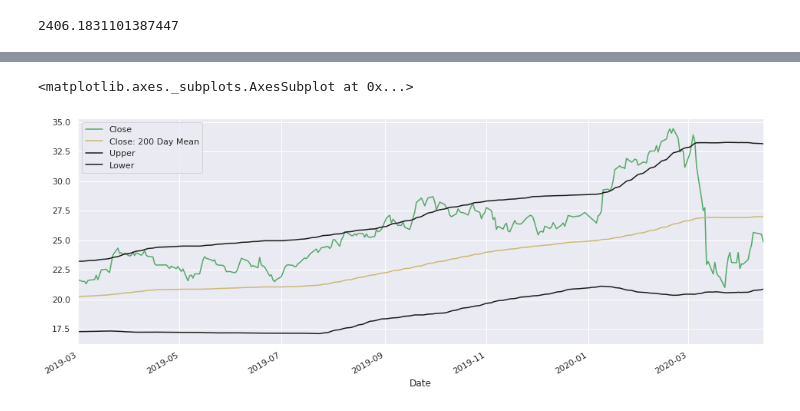
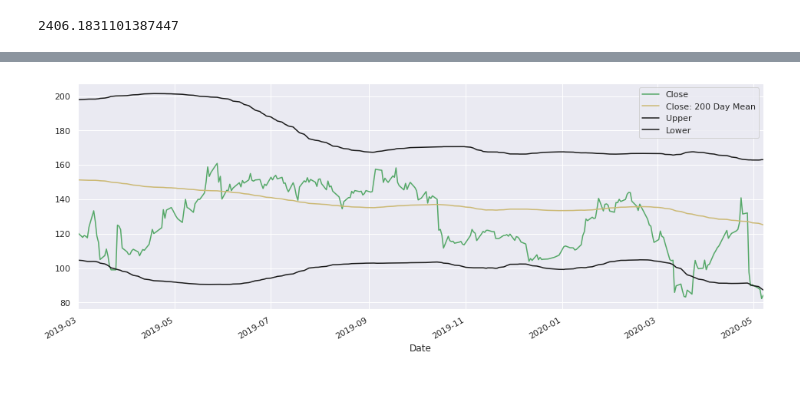
Before and after one commit to dfauser/finance, a Jupyter notebook: own_finance/portfolio_own.ipynb, the cells around one changed output, grey strips where cells are left out. Cells and saved outputs as stored; diff of their text form; code cells hidden in the pictures.

```diff
--- a/own_finance/portfolio_own.ipynb
+++ b/own_finance/portfolio_own.ipynb
@@ -11,6 +11,16 @@ import seaborn as sns
 sns.set()
 start = datetime.datetime(2015,1,1)
 finish = datetime.datetime.now()
+# %%
+def bolinger_plot(stock):
+    stock['Close: 200 Day Mean'] = stock['Close'].rolling(200).mean()
+    # Upper = 20 MA + 2*std(20)
+    stock['Upper'] = stock['Close: 200 Day Mean']+2*(stock['Close'].rolling(200).std())
+    # Lower = 20 MA - 2*strd(20)
+    stock['Lower'] = stock['Close: 200 Day Mean']-2*(stock['Close'].rolling(200).std())
+    # Close
+    stock[['Close','Close: 200 Day Mean','Upper','Lower']]['2019-03-01':].plot(figsize=(16,6),color=['g','y','k','k'])
+    return
 # %%
 #Einzelwert
 apple       = web.DataReader('AAPL','yahoo',start,finish)
@@ -273,9 +270,0 @@ umicore[['Close','Close: 200 Day Mean','Upper','Lower']]['2019-03-01':].plot(fig
-# %%
-# Close 20 MA
-wirecard['Close: 200 Day Mean'] = wirecard['Close'].rolling(200).mean()
-# Upper = 20 MA + 2*std(20)
-wirecard['Upper'] = wirecard['Close: 200 Day Mean']+2*(wirecard['Close'].rolling(200).std())
-# Lower = 20 MA - 2*strd(20)
-wirecard['Lower'] = wirecard['Close: 200 Day Mean']-2*(wirecard['Close'].rolling(200).std())
-# Close
-wirecard[['Close','Close: 200 Day Mean','Upper','Lower']]['2019-03-01':].plot(figsize=(16,6),color=['g','y','k','k'])
@@ -393,12 +271,5 @@ cisco[['Close','Close: 200 Day Mean','Upper','Lower']]['2019-03-01':].plot(figsi
-# %%
-# Close 20 MA
-rwe['Close: 200 Day Mean'] = rwe['Close'].rolling(200).mean()
-# Upper = 20 MA + 2*std(20)
-rwe['Upper'] = rwe['Close: 200 Day Mean']+2*(rwe['Close'].rolling(200).std())
-# Lower = 20 MA - 2*strd(20)
-rwe['Lower'] = rwe['Close: 200 Day Mean']-2*(rwe['Close'].rolling(200).std())
-# Close
-rwe[['Close','Close: 200 Day Mean','Upper','Lower']]['2019-03-01':].plot(figsize=(16,6),color=['g','y','k','k'])
-# %% [output]
-<matplotlib.axes._subplots.AxesSubplot at 0x...>
-[figure, removed]
+# %%
+
+bolinger_plot(wirecard)
+# %% [output]
+[figure, added]
```
Also changed, not shown: parts of 27 cells of this notebook, 3 other files.
